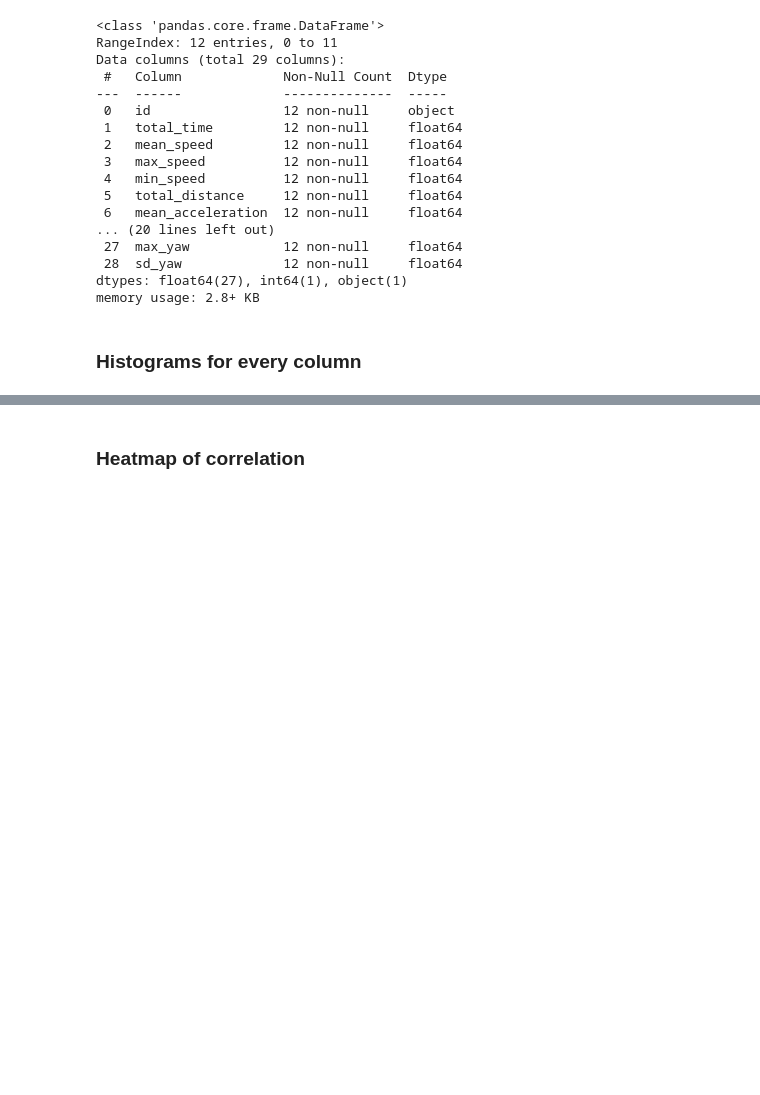
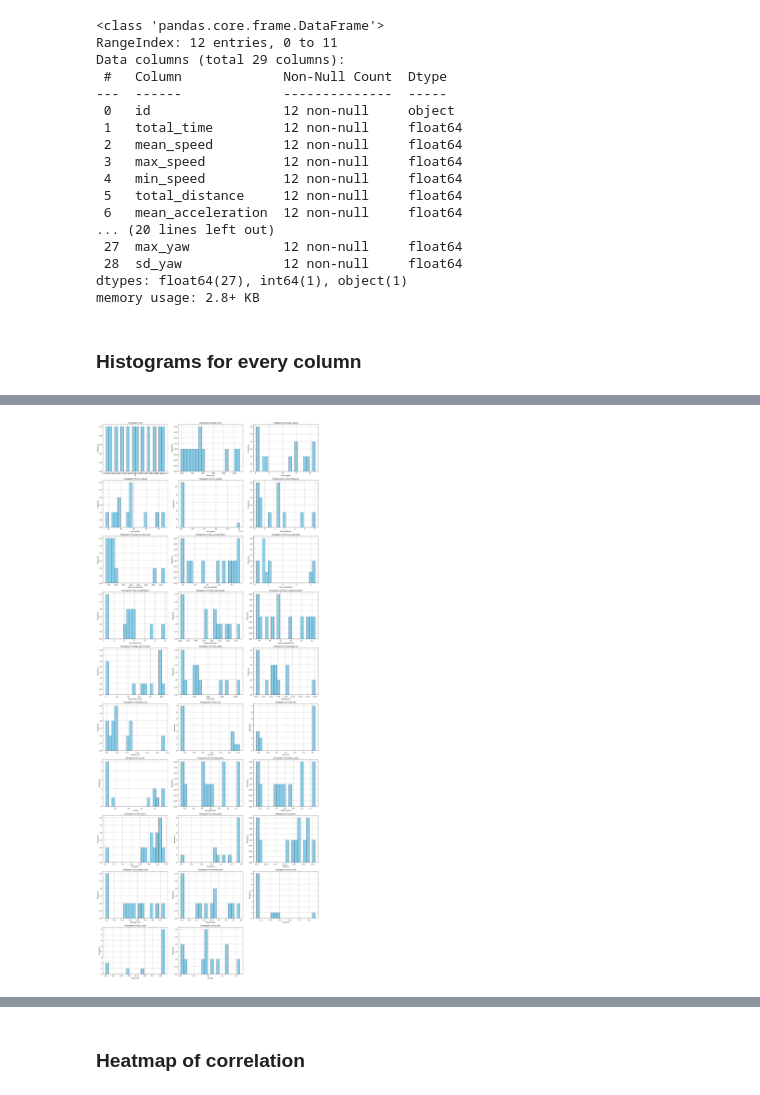
Before and after one commit to FilipLangiewicz/ActivityDetection, a Jupyter notebook: code/AD_2.ipynb, the cells around one changed output, grey strips where cells are left out. Cells and saved outputs as stored; diff of their text form; code cells hidden in the pictures; blank space fills up the shorter version.

```diff
--- a/code/AD_2.ipynb
+++ b/code/AD_2.ipynb
@@ -153,13 +153,3 @@ dtypes: float64(27), int64(1), object(1)
 memory usage: 2.8+ KB
 # %% [markdown]
 ### Histograms for every column
-# %%
-for column in result.columns:
-    # Creating a histogram for each column
-    plt.figure(figsize=(8, 6))
-    plt.hist(result[column], bins=20, color='skyblue', edgecolor='black')  # Setting the number of bins to 20, can be adjusted as needed
-    plt.title(f'Histogram of {column}')  # Setting the title of the histogram
-    plt.xlabel(column)  # Labeling the X-axis
-    plt.ylabel('Frequency')  # Labeling the Y-axis
-    plt.grid(True)  # Turning on the grid
-    plt.show()  # Displaying the histogram
@@ -180 +156,26 @@ for column in result.columns:
+# %%
+    num_columns = len(result.columns)
+    num_rows = (num_columns + 2) // 3
+
+    fig, axes = plt.subplots(num_rows, 3, figsize=(20, 5 * num_rows))
+    axes = axes.flatten()
+
+    for i, column in enumerate(result.columns):
+        axes[i].hist(result[column], bins=20, color='skyblue', edgecolor='black')
+        axes[i].set_title(f'Histogram of {column}')
+        axes[i].set_xlabel(column)
+        axes[i].set_ylabel('Frequency')
+        axes[i].grid(True)
+
+    # Ukrywanie pustych subplotów, jeśli istnieją
+    for j in range(i + 1, len(axes)):
+        fig.delaxes(axes[j])
+
+    plt.tight_layout()
+    plt.show()
+
+    print()
+    print()
+# %% [output]
+[figure, added]
 # %% [markdown]
```
Also changed, not shown: parts of 13 cells of this notebook.
